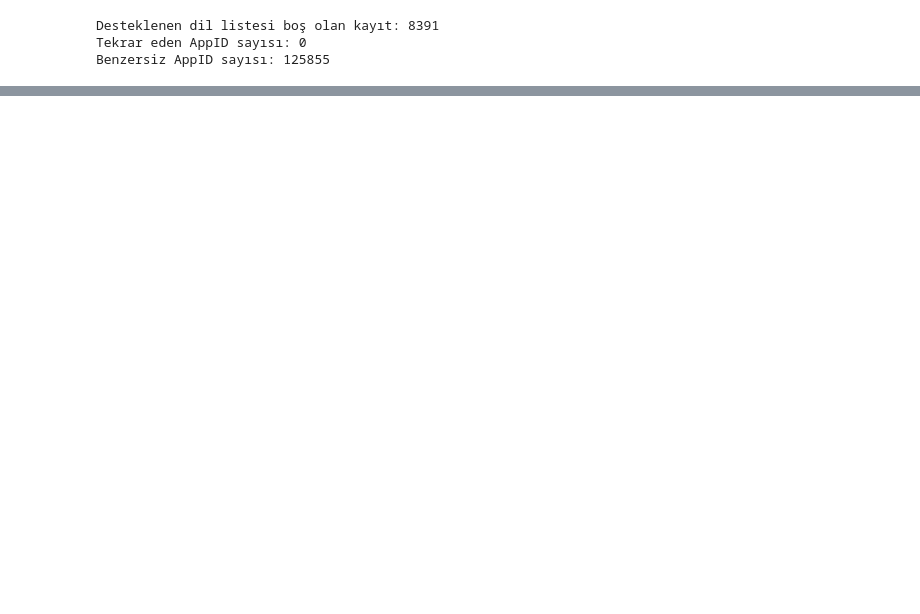
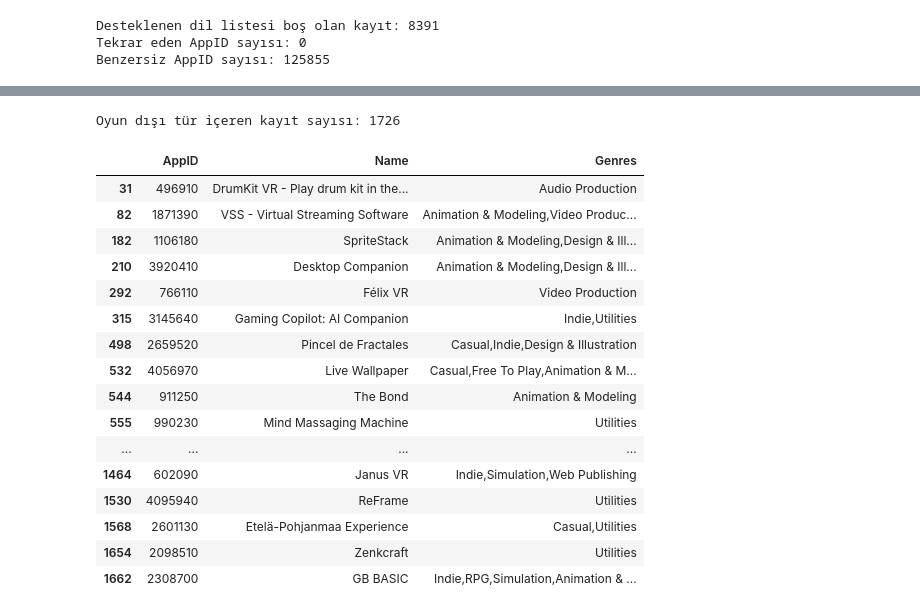
Before and after one commit to lzuzi/steam-game-recommender, a Jupyter notebook: notebooks/01_veri_inceleme.ipynb, the cells around one changed output, grey strips where cells are left out. Drawn from its saved outputs; the diff is of its cells as text; code cells hidden in the pictures; blank space fills up the shorter version.

```diff
--- a/notebooks/01_veri_inceleme.ipynb
+++ b/notebooks/01_veri_inceleme.ipynb
@@ -359,0 +501,52 @@ kaydın tamamı benzersiz bir oyun kimliğine sahiptir.
+# %%
+oyun_disi_turler = [
+    "Utilities",
+    "Design & Illustration",
+    "Animation & Modeling",
+    "Video Production",
+    "Game Development",
+    "Audio Production",
+    "Software Training",
+    "Photo Editing",
+    "Web Publishing",
+    "Accounting",
+    "Movie",
+    "Documentary",
+    "Episodic",
+    "Short",
+    "Tutorial",
+    "360 Video"
+]
+
+oyun_disi_deseni = "|".join(oyun_disi_turler)
+
+oyun_disi_adaylar = tur_kontrol[
+    tur_kontrol["Genres"].str.contains(
+        oyun_disi_deseni,
+        case=False,
+        na=False
+    )
+]
+
+print("Oyun dışı tür içeren kayıt sayısı:", len(oyun_disi_adaylar))
+
+oyun_disi_adaylar.head(30)
+# %% [output]
+Oyun dışı tür içeren kayıt sayısı: 1726
+|  | AppID | Name | Genres |
+| 31 | 496910 | DrumKit VR - Play drum kit in the... | Audio Production |
+| 82 | 1871390 | VSS - Virtual Streaming Software | Animation & Modeling,Video Produc... |
+| 182 | 1106180 | SpriteStack | Animation & Modeling,Design & Ill... |
+| 210 | 3920410 | Desktop Companion | Animation & Modeling,Design & Ill... |
+| 292 | 766110 | Félix VR | Video Production |
+| 315 | 3145640 | Gaming Copilot: AI Companion | Indie,Utilities |
+| 498 | 2659520 | Pincel de Fractales | Casual,Indie,Design & Illustration |
+| 532 | 4056970 | Live Wallpaper | Casual,Free To Play,Animation & M... |
+| 544 | 911250 | The Bond | Animation & Modeling |
+| 555 | 990230 | Mind Massaging Machine | Utilities |
+| ... | ... | ... | ... |
+| 1464 | 602090 | Janus VR | Indie,Simulation,Web Publishing |
+| 1530 | 4095940 | ReFrame | Utilities |
+| 1568 | 2601130 | Etelä-Pohjanmaa Experience | Casual,Utilities |
+| 1654 | 2098510 | Zenkcraft | Utilities |
+| 1662 | 2308700 | GB BASIC | Indie,RPG,Simulation,Animation & ... |
```
Also changed, not shown: parts of 24 cells of this notebook.
